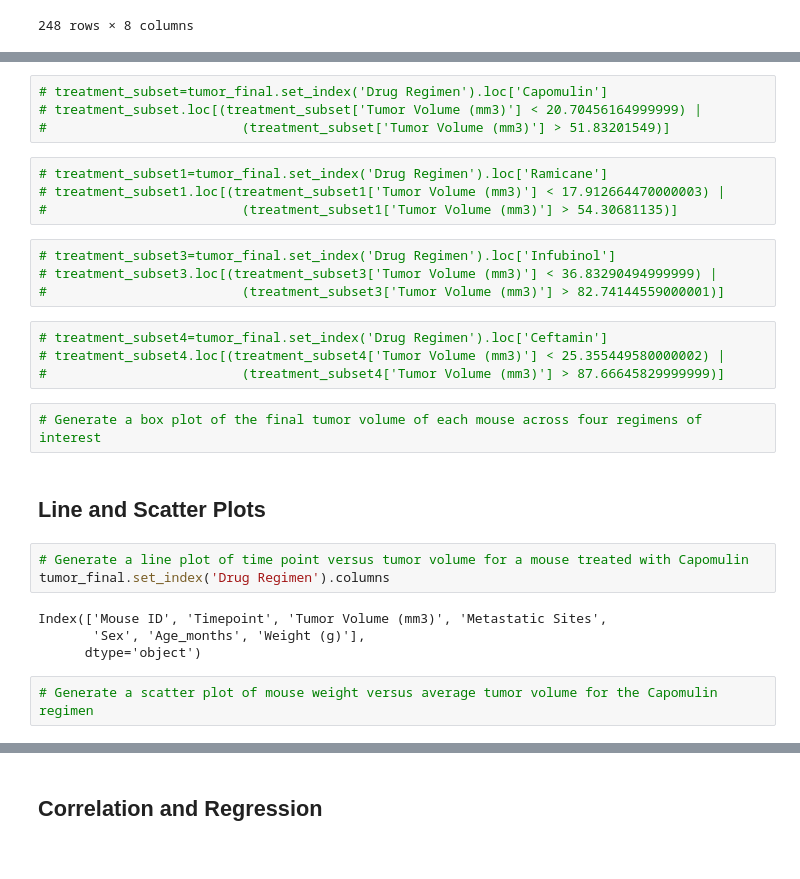
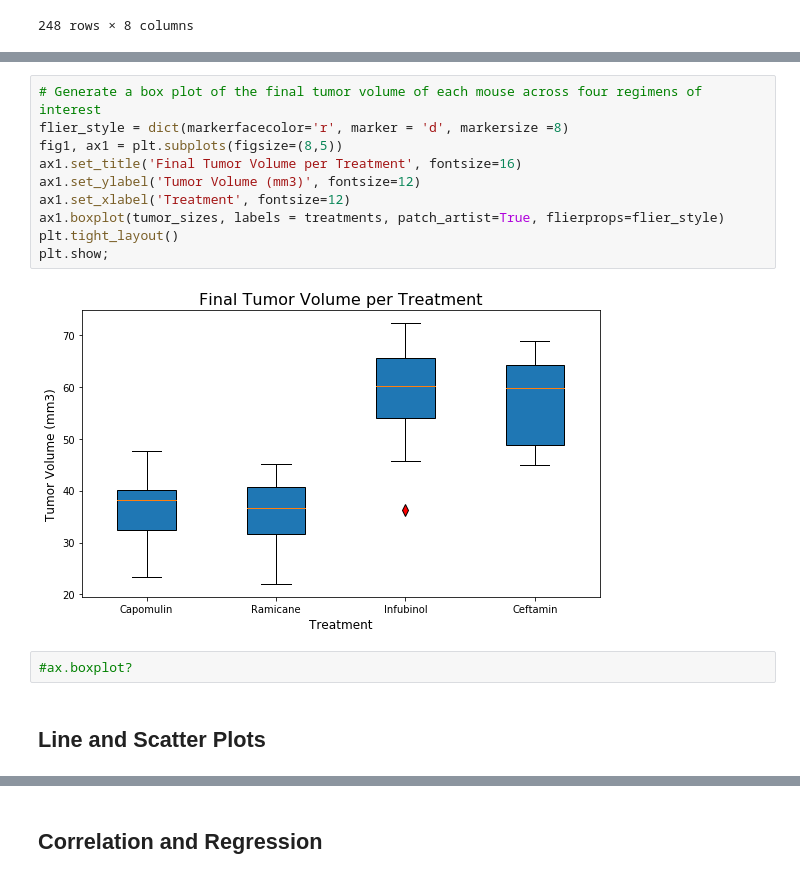
Before and after one commit to zsvorenova/matplotlib-challenge, a Jupyter notebook: Pymaceuticals/pymaceuticals_starter.ipynb, the cells around one changed output, grey strips where cells are left out. Drawn from its saved outputs; the diff is of its cells as text.

```diff
--- a/Pymaceuticals/pymaceuticals_starter.ipynb
+++ b/Pymaceuticals/pymaceuticals_starter.ipynb
@@ -270,31 +290,18 @@ Potential outliers for Ceftamin are values below 25.355449580000002 or above 87.
 |  | Mouse ID | Timepoint | Tumor Volume (mm3) | Metastatic Sites | Sex | Age_months | Weight (g) |
 | Infubinol | c326 | 5 | 36.321346 | 0 | Female | 18 | 25 |
-# %%
-# treatment_subset=tumor_final.set_index('Drug Regimen').loc['Capomulin']
-# treatment_subset.loc[(treatment_subset['Tumor Volume (mm3)'] < 20.70456164999999) |
-#                         (treatment_subset['Tumor Volume (mm3)'] > 51.83201549)]
-# %%
-# treatment_subset1=tumor_final.set_index('Drug Regimen').loc['Ramicane']
-# treatment_subset1.loc[(treatment_subset1['Tumor Volume (mm3)'] < 17.912664470000003) |
-#                         (treatment_subset1['Tumor Volume (mm3)'] > 54.30681135)]
-# %%
-# treatment_subset3=tumor_final.set_index('Drug Regimen').loc['Infubinol']
-# treatment_subset3.loc[(treatment_subset3['Tumor Volume (mm3)'] < 36.83290494999999) |
-#                         (treatment_subset3['Tumor Volume (mm3)'] > 82.74144559000001)]
-# %%
-# treatment_subset4=tumor_final.set_index('Drug Regimen').loc['Ceftamin']
-# treatment_subset4.loc[(treatment_subset4['Tumor Volume (mm3)'] < 25.355449580000002) |
-#                         (treatment_subset4['Tumor Volume (mm3)'] > 87.66645829999999)]
-# %%
-# Generate a box plot of the final tumor volume of each mouse across four regimens of interest
+# %%
+# Generate a box plot of the final tumor volume of each mouse across four regimens of interest
+flier_style = dict(markerfacecolor='r', marker = 'd', markersize =8)
+fig1, ax1 = plt.subplots(figsize=(8,5))
+ax1.set_title('Final Tumor Volume per Treatment', fontsize=16)
+ax1.set_ylabel('Tumor Volume (mm3)', fontsize=12)
+ax1.set_xlabel('Treatment', fontsize=12)
+ax1.boxplot(tumor_sizes, labels = treatments, patch_artist=True, flierprops=flier_style)
+plt.tight_layout()
+plt.show;
+# %% [output]
+[figure, added]
+# %%
+#ax.boxplot?
 # %% [markdown]
 ## Line and Scatter Plots
-# %%
-# Generate a line plot of time point versus tumor volume for a mouse treated with Capomulin
-tumor_final.set_index('Drug Regimen').columns
-# %% [output]
-Index(['Mouse ID', 'Timepoint', 'Tumor Volume (mm3)', 'Metastatic Sites',
-       'Sex', 'Age_months', 'Weight (g)'],
-      dtype='object')
-# %%
-# Generate a scatter plot of mouse weight versus average tumor volume for the Capomulin regimen
```
Also changed, not shown: parts of 9 cells of this notebook.
